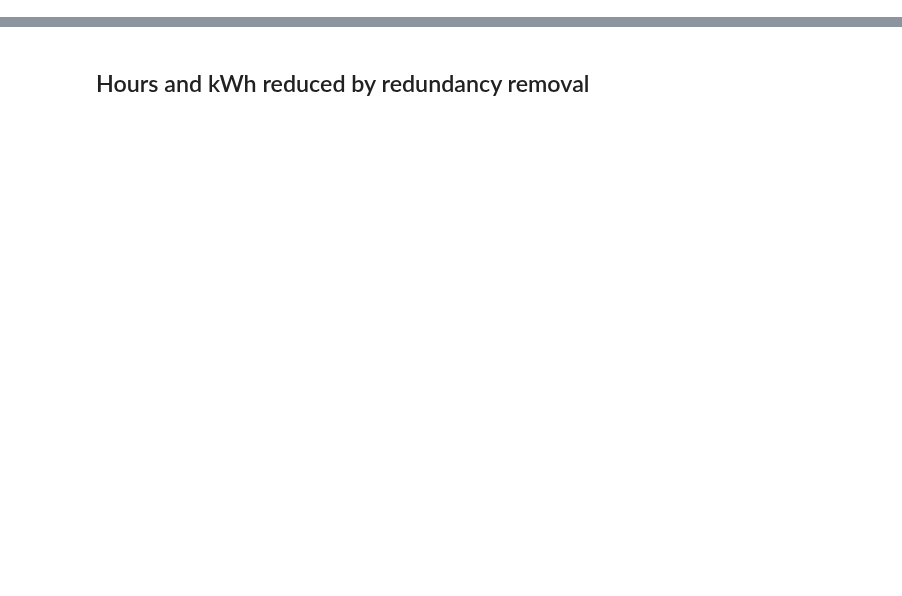
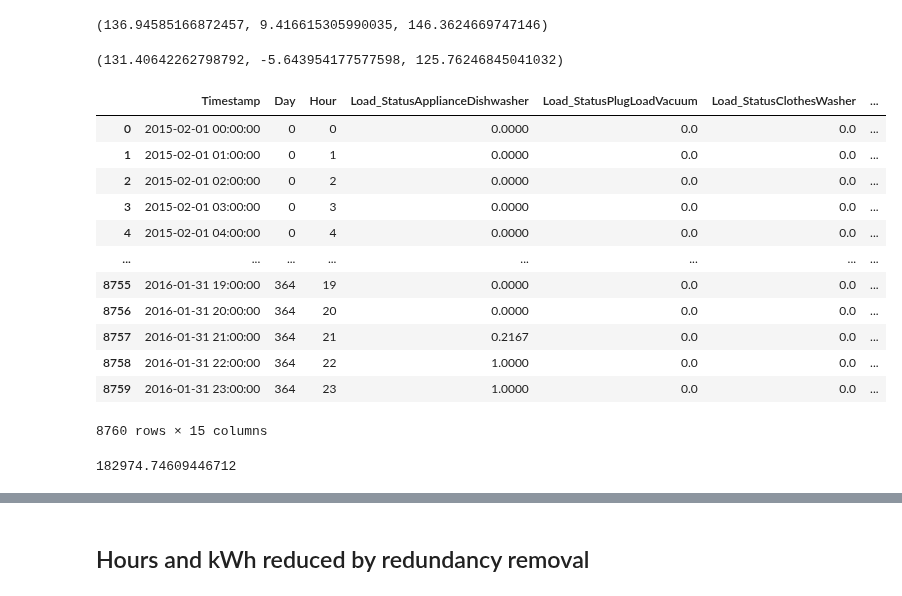
Before and after one commit to christiannielsen98/Datavidenskab-P6, a Jupyter notebook: Project/_07OptimiseConsumption/Emission_reduction.ipynb, the cells around one changed output, grey strips where cells are left out. Cells and saved outputs as stored; diff of their text form; code cells hidden in the pictures; blank space fills up the shorter version.

Commit message:
some updates to Emission_reduction .py and .ipynb, and gantt_of_results

```diff
--- a/Project/_07OptimiseConsumption/Emission_reduction.ipynb
+++ b/Project/_07OptimiseConsumption/Emission_reduction.ipynb
@@ -8,0 +9,2 @@ NZERTF_optimisation
+# %%
+NZERTF_optimisation_year2, NZERTF_emission_year2 = emission_reduction(year=2)
@@ -24 +66,8 @@ year2 = {'w.r': 8371902.086841607,
+# %%
+redundancy_reduction = NZERTF_emission_year1['w.r'] - NZERTF_emission_year1['w.o.r']
+optimisation_reduction = NZERTF_emission_year1['m.a.u.o'] - NZERTF_emission_year1['m.a.o']
+total_reduction = redundancy_reduction + optimisation_reduction
+redundancy_reduction, optimisation_reduction, total_reduction
+# %% [output]
+(136.94585166872457, 9.416615305990035, 146.3624669747146)
 # %%
@@ -27,3 +76,5 @@ optimisation_reduction = NZERTF_emission['m.a.u.o'] - NZERTF_emission['m.a.o']
 total_reduction = redundancy_reduction + optimisation_reduction
 # %%
-redundancy_reduction
+redundancy_reduction, optimisation_reduction, total_reduction
+# %% [output]
+(131.40642262798792, -5.643954177577598, 125.76246845041032)
@@ -34,5 +81,21 @@ total_reduction
 # %%
-NZERTF_optimisation['m.a.o']
+NZERTF_optimisation_year2['m.a.o']
+# %% [output]
+|  | Timestamp | Day | Hour | Load_StatusApplianceDishwasher | Load_StatusPlugLoadVacuum | Load_StatusClothesWasher | ... |
+| 0 | 2015-02-01 00:00:00 | 0 | 0 | 0.0000 | 0.0 | 0.0 | ... |
+| 1 | 2015-02-01 01:00:00 | 0 | 1 | 0.0000 | 0.0 | 0.0 | ... |
+| 2 | 2015-02-01 02:00:00 | 0 | 2 | 0.0000 | 0.0 | 0.0 | ... |
+| 3 | 2015-02-01 03:00:00 | 0 | 3 | 0.0000 | 0.0 | 0.0 | ... |
+| 4 | 2015-02-01 04:00:00 | 0 | 4 | 0.0000 | 0.0 | 0.0 | ... |
+| ... | ... | ... | ... | ... | ... | ... | ... |
+| 8755 | 2016-01-31 19:00:00 | 364 | 19 | 0.0000 | 0.0 | 0.0 | ... |
+| 8756 | 2016-01-31 20:00:00 | 364 | 20 | 0.0000 | 0.0 | 0.0 | ... |
+| 8757 | 2016-01-31 21:00:00 | 364 | 21 | 0.2167 | 0.0 | 0.0 | ... |
+| 8758 | 2016-01-31 22:00:00 | 364 | 22 | 1.0000 | 0.0 | 0.0 | ... |
+| 8759 | 2016-01-31 23:00:00 | 364 | 23 | 1.0000 | 0.0 | 0.0 | ... |
+8760 rows × 15 columns
 # %%
-NZERTF_optimisation['w.r']['Consumption'].sum()-NZERTF_optimisation['w.o.r']['Consumption'].sum()
+NZERTF_optimisation_year2['w.r']['Consumption'].sum()-NZERTF_optimisation_year2['w.o.r']['Consumption'].sum()
+# %% [output]
+182974.74609446712
 # %%
```
Also changed, not shown: parts of 45 cells of this notebook, 2 other files.
